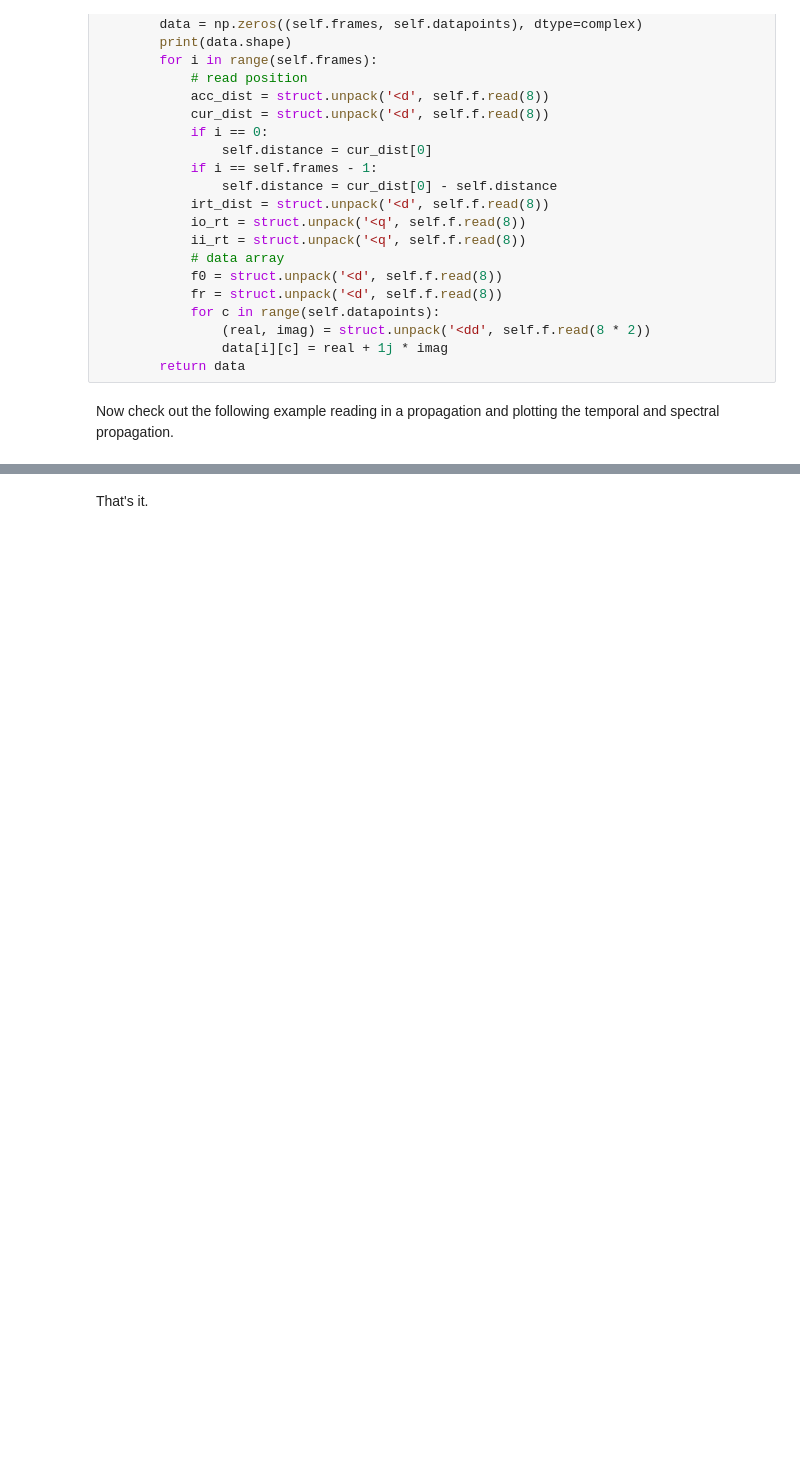
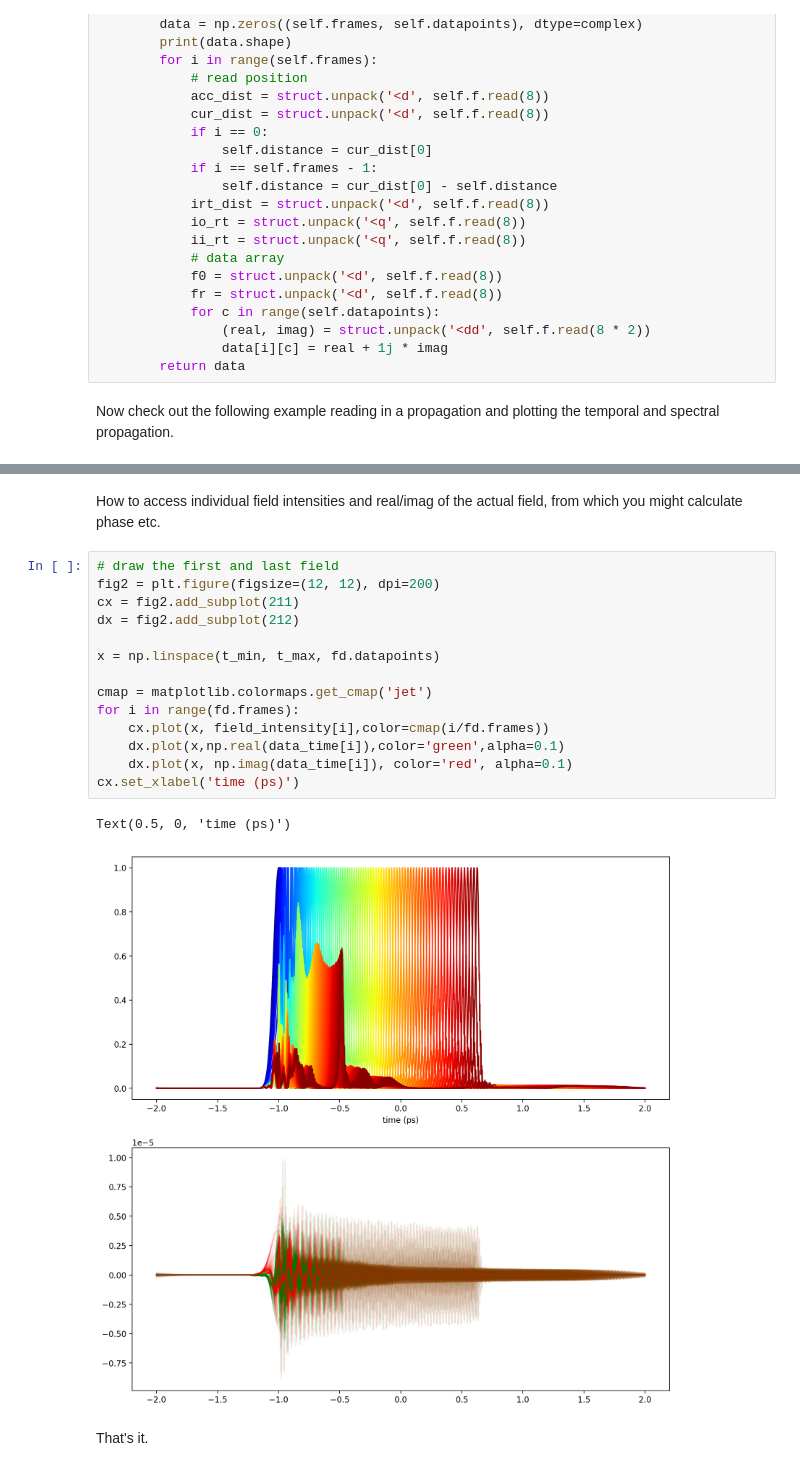
Before and after one commit to TomFD/fiberdesk-pytools, a Jupyter notebook: read old propagation files - bpf.ipynb, the cells around one changed output, grey strips where cells are left out. Cells and saved outputs as stored; diff of their text form; blank space fills up the shorter version.

```diff
--- a/read old propagation files - bpf.ipynb
+++ b/read old propagation files - bpf.ipynb
@@ -151,2 +152,21 @@ plt.show()
+# %% [markdown]
+How to access individual field intensities and real/imag of the actual field, from which you might calculate phase etc.
+# %%
+# draw the first and last field
+fig2 = plt.figure(figsize=(12, 12), dpi=200)
+cx = fig2.add_subplot(211)
+dx = fig2.add_subplot(212)
+
+x = np.linspace(t_min, t_max, fd.datapoints)
+
+cmap = matplotlib.colormaps.get_cmap('jet')
+for i in range(fd.frames):
+    cx.plot(x, field_intensity[i],color=cmap(i/fd.frames))
+    dx.plot(x,np.real(data_time[i]),color='green',alpha=0.1)
+    dx.plot(x, np.imag(data_time[i]), color='red', alpha=0.1)
+cx.set_xlabel('time (ps)')
+# %% [output]
+Text(0.5, 0, 'time (ps)')
+[figure, added]
 # %% [markdown]
 That's it.
```
Also changed, not shown: parts of 1 cell of this notebook, 1 other file.
